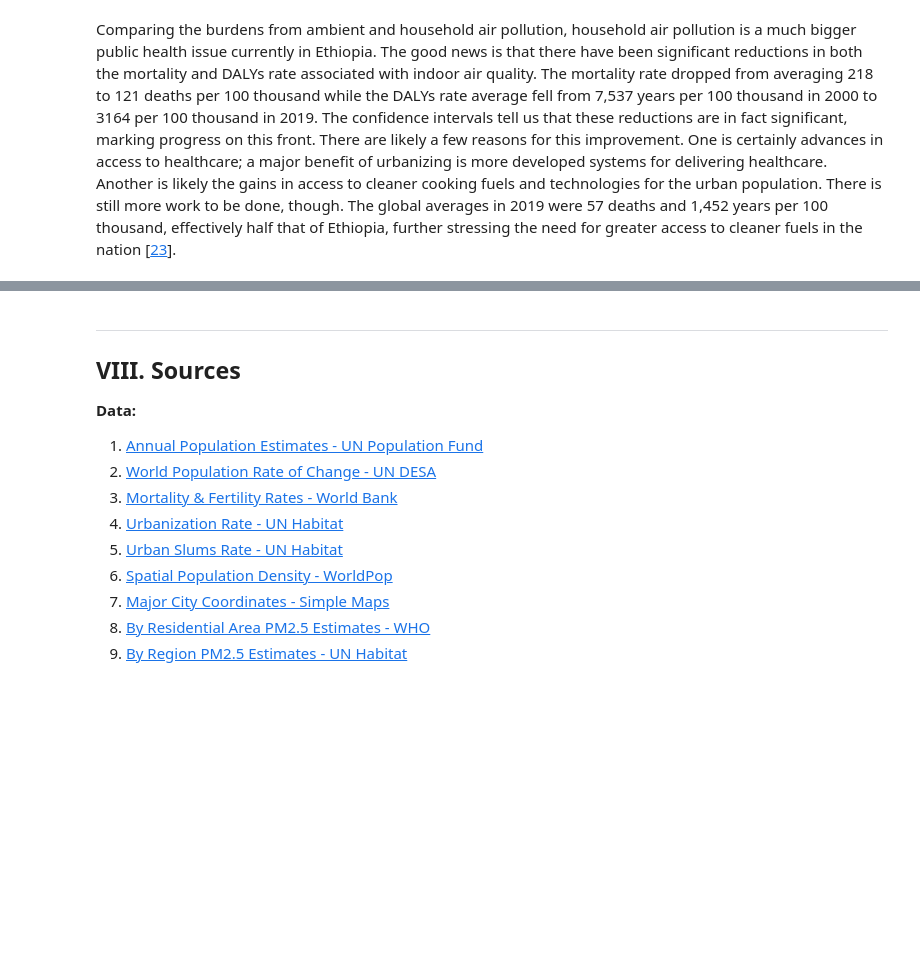
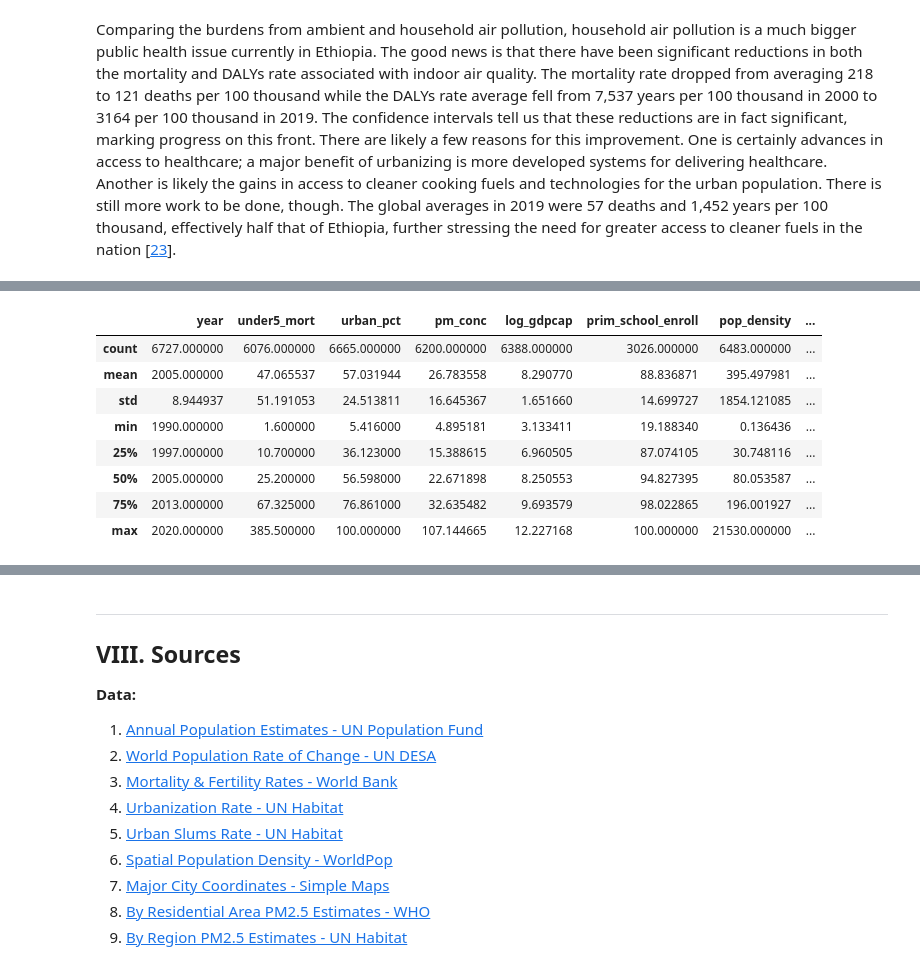
Before and after one commit to Yishak-Ali/Air-Pollution-in-Ethiopia-Report, a Jupyter notebook: Analyzing Air Pollution and Associated Burden of Disease in Ethiopia.ipynb, the cells around one changed output, grey strips where cells are left out. Saved outputs shown, nothing was run; the diff lists cells and outputs as text; code cells hidden in the pictures; blank space fills up the shorter version.

Commit message:
regression edits

```diff
--- a/Analyzing Air Pollution and Associated Burden of Disease in Ethiopia.ipynb
+++ b/Analyzing Air Pollution and Associated Burden of Disease in Ethiopia.ipynb
@@ -70,9 +72,10 @@ demographic_folder = {}
 for file in ['pop_size_yearly.csv', 'fert_mort_rates.xlsx', 'urban_pop_rate.csv', 'urban_slum_data.xlsx',
              'wrld_pop_growth%.xlsx', 'eth_pd_2000_1km_UNadj_ASCII_XYZ.csv', 'eth_pd_2020_1km_UNadj_ASCII_XYZ.csv']:
     if file[-3:] == 'csv':
-        demographic_folder[file] = pd.read_csv('Data/eth_demographics/' + file)
+        demographic_folder[file] = pd.read_csv('data/eth_demographics/' + file)
     else:
-        demographic_folder[file] = pd.read_excel('Data/eth_demographics/' + file)
+        demographic_folder[file] = pd.read_excel('data/eth_demographics/' + file)
+
 pop_size = demographic_folder['pop_size_yearly.csv']
 fert_mort_rates = demographic_folder['fert_mort_rates.xlsx']
 wrld_rate = demographic_folder['wrld_pop_growth%.xlsx']
@@ -86,11 +89,12 @@ pol_exposure_folder = {}
 for file in ['who_ambpol_exp.csv', 'Mean_Population_Exposure_to_PM2.5_by_Country,_2015_-_2019.csv',
              'ETH_baseline_PM25.csv', 'eth_pm2.5_shp', 'eth_cities_cords.xlsx', 'fuel_use.csv']:
     if file[-3:] == 'csv':
-        pol_exposure_folder[file] = pd.read_csv('Data/pol_exposure_data/' + file)
+        pol_exposure_folder[file] = pd.read_csv('data/pol_exposure_data/' + file)
     elif file[-4:] == 'xlsx':
-        pol_exposure_folder[file] = pd.read_excel('Data/pol_exposure_data/' + file)
+        pol_exposure_folder[file] = pd.read_excel('data/pol_exposure_data/' + file)
     else:
-        pol_exposure_folder[file] = gpd.read_file('Data/pol_exposure_data/' + file)
+        pol_exposure_folder[file] = gpd.read_file('data/pol_exposure_data/' + file)
+
 who_ambpol_exp = pol_exposure_folder['who_ambpol_exp.csv']
 un_ambol_exp = pol_exposure_folder['Mean_Population_Exposure_to_PM2.5_by_Country,_2015_-_2019.csv']
 hhpol_exp = pol_exposure_folder['fuel_use.csv']
@@ -102,7 +106,8 @@ city_cords = pol_exposure_folder['eth_cities_cords.xlsx']
 aa_recordings_folder = {}
 for file in ['rec_2016', 'rec_2017', 'rec_2018', 'rec_2019', 'rec_2020', 'rec_2021',
              'rec_2022', 'rec_2023', 'rec_2024']:
-    aa_recordings_folder[file] = pd.read_csv('Data/pol_exposure_data/city_ambpol_recordings/' + file + '.csv')
+    aa_recordings_folder[file] = pd.read_csv('data/pol_exposure_data/city_ambpol_recordings/' + file + '.csv')
+
 rec_2016 = aa_recordings_folder['rec_2016']
 rec_2017 = aa_recordings_folder['rec_2017']
 rec_2018 = aa_recordings_folder['rec_2018']
@@ -116,7 +121,7 @@ rec_2024 = aa_recordings_folder['rec_2024']
 # Reading in burden of disease data
 bod_folder = {}
 for file in ['ambpol_daly.xlsx', 'ambpol_deaths.xlsx', 'hhpol_daly.xlsx', 'hhpol_deaths.xlsx']:
-    bod_folder[file] = pd.read_excel('Data/bod_data/' + file)
+    bod_folder[file] = pd.read_excel('data/bod_data/' + file)
 hhpol_deaths = bod_folder['hhpol_deaths.xlsx']
 hhpol_daly = bod_folder['hhpol_daly.xlsx']
 ambpol_deaths = bod_folder['ambpol_deaths.xlsx']
@@ -127,11 +132,12 @@ regression_folder = {}
 for file in ['drs_per_1k.xlsx', 'edu_by_country.xlsx', 'elderly_pct.xlsx', 'gdp_per_cap.xlsx',
              'ghg_per_cap.xlsx', 'gov_health_spend.xlsx', 'infant_mort_by_country.xlsx', 'life_exp_by_country.xlsx',
              'mean_pol.xlsx', 'pol_bod_by_country.csv', 'pop_den_by_country.xlsx', 'rf_pct.xlsx', 'tot_pop_by_country.xlsx',
-             'urb_pop_growth.xlsx', 'urban_pct_by_country.xlsx', 'urban_pop_by_country.xlsx']:
+             'urb_pop_growth.xlsx', 'urban_pct_by_country.xlsx', 'urban_pop_by_country.xlsx', 'under5_mort.xlsx']:
     if file[-3:] == 'csv':
-        regression_folder[file] = pd.read_csv('Data/regressions/' + file)
+        regression_folder[file] = pd.read_csv('data/regressions/' + file)
     else:
-        regression_folder[file] = pd.read_excel('Data/regressions/' + file)
+        regression_folder[file] = pd.read_excel('data/regressions/' + file)
+
 by_country_tpop = regression_folder['tot_pop_by_country.xlsx']
 by_country_pden = regression_folder['pop_den_by_country.xlsx']
 by_country_urban_pct = regression_folder['urban_pct_by_country.xlsx']
@@ -148,6 +154,7 @@ by_country_edu = regression_folder['edu_by_country.xlsx']
 by_country_pol_deaths = regression_folder['pol_bod_by_country.csv']
 by_country_life_exp = regression_folder['life_exp_by_country.xlsx']
 by_country_inf_mort = regression_folder['infant_mort_by_country.xlsx']
+by_country_under5_mort = regression_folder['under5_mort.xlsx']
 # %%
 # Cleaning burden of disease datasets
 hhpol_deaths = hhpol_deaths[hhpol_deaths['GHE Cause'] == 'Total'].reset_index(drop=True)
@@ -1540 +1552,15 @@ ctry_indicators.describe()
+# %%
+# variable summary
+ctry_indicators[['year', 'under5_mort', 'urban_pct', 'pm_conc', 'log_gdpcap', 'prim_school_enroll',
+                'pop_density', 'health_exp_pctgdp' , 'drs_per_1k']].describe()
+# %% [output]
+|  | year | under5_mort | urban_pct | pm_conc | log_gdpcap | prim_school_enroll | pop_density | ... |
+| count | 6727.000000 | 6076.000000 | 6665.000000 | 6200.000000 | 6388.000000 | 3026.000000 | 6483.000000 | ... |
+| mean | 2005.000000 | 47.065537 | 57.031944 | 26.783558 | 8.290770 | 88.836871 | 395.497981 | ... |
+| std | 8.944937 | 51.191053 | 24.513811 | 16.645367 | 1.651660 | 14.699727 | 1854.121085 | ... |
+| min | 1990.000000 | 1.600000 | 5.416000 | 4.895181 | 3.133411 | 19.188340 | 0.136436 | ... |
+| 25% | 1997.000000 | 10.700000 | 36.123000 | 15.388615 | 6.960505 | 87.074105 | 30.748116 | ... |
+| 50% | 2005.000000 | 25.200000 | 56.598000 | 22.671898 | 8.250553 | 94.827395 | 80.053587 | ... |
+| 75% | 2013.000000 | 67.325000 | 76.861000 | 32.635482 | 9.693579 | 98.022865 | 196.001927 | ... |
+| max | 2020.000000 | 385.500000 | 100.000000 | 107.144665 | 12.227168 | 100.000000 | 21530.000000 | ... |
 # %%
```
Also changed, not shown: parts of 18 cells of this notebook, 1 other file.
